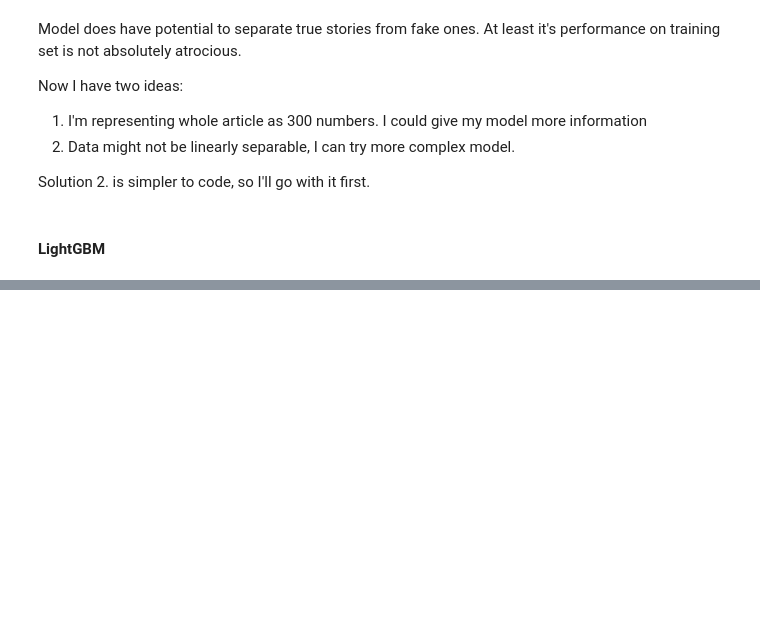
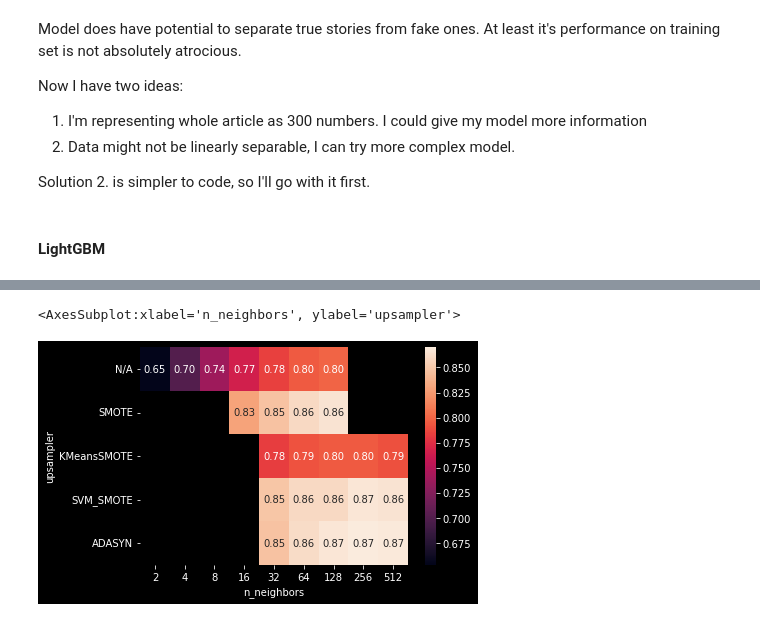
Before and after one commit to mutusfa/Fake-News-Analysis, a Jupyter notebook: notebooks/modelling.ipynb, the cells around one changed output, grey strips where cells are left out. Saved outputs shown, nothing was run; the diff lists cells and outputs as text; code cells hidden in the pictures; blank space fills up the shorter version.

```diff
--- a/notebooks/modelling.ipynb
+++ b/notebooks/modelling.ipynb
@@ -499,0 +927,5 @@ RuntimeError: No GPU is detected in the machine and we will not proceed to run T
+# %%
+sns.heatmap(pivot.loc[sampler_order], annot=True, fmt=".2f")
+# %% [output]
+<AxesSubplot:xlabel='n_neighbors', ylabel='upsampler'>
+[figure, added]
```
Also changed, not shown: parts of 79 cells of this notebook, 4 other files.
